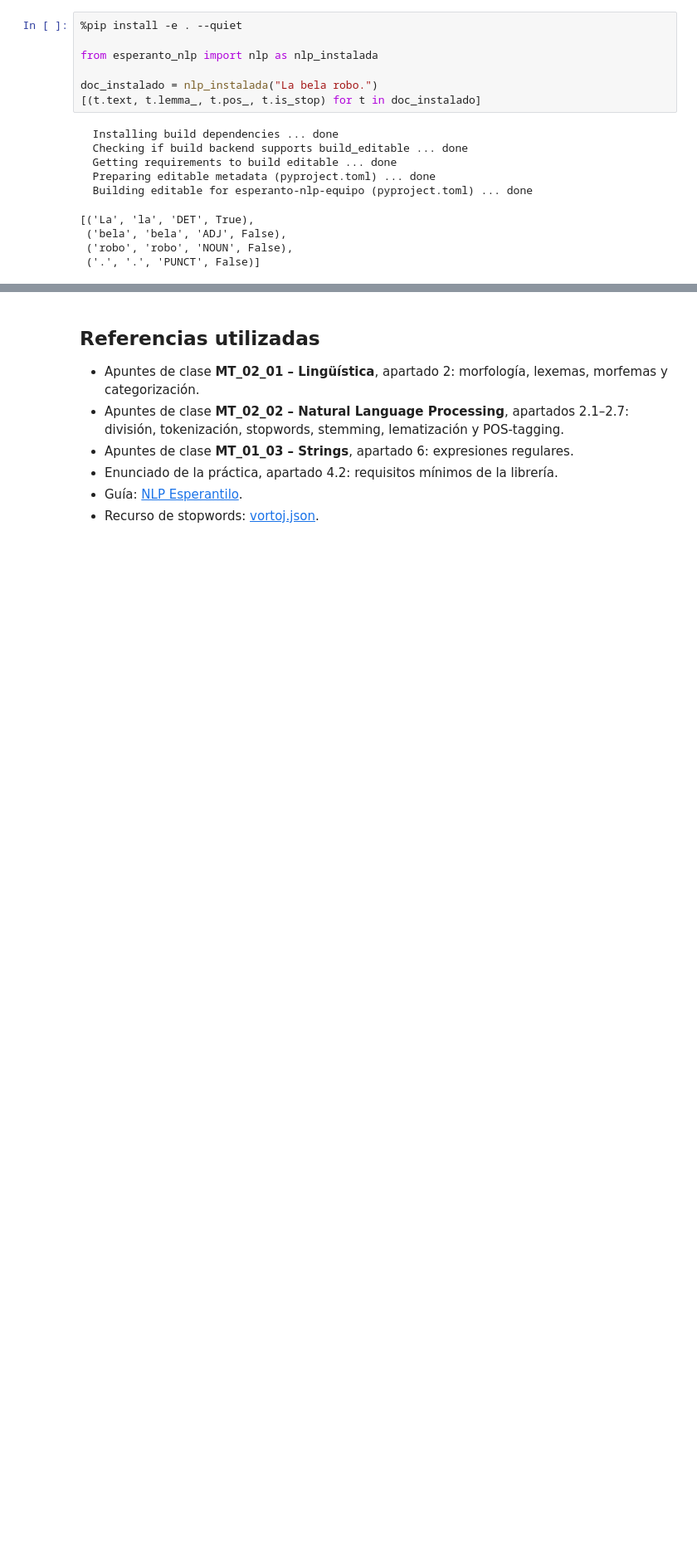
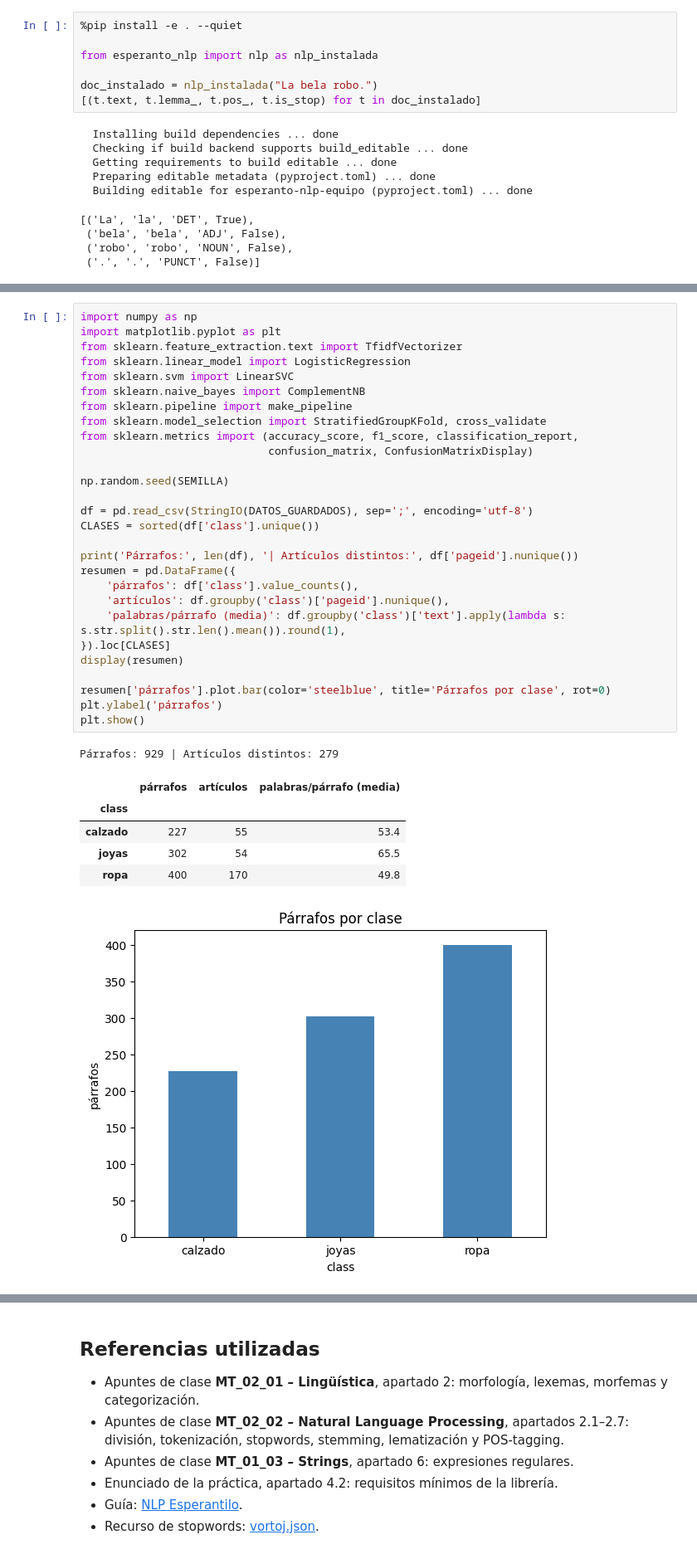
Before and after one commit to sofiahuch/clasificacion-textos-esperanto, a Jupyter notebook: clasificacion_esperanto.ipynb, the cells around one changed output, grey strips where cells are left out. Shown at 83% size. Drawn from its saved outputs; the diff is of its cells as text; blank space fills up the shorter version.

```diff
--- a/clasificacion_esperanto.ipynb
+++ b/clasificacion_esperanto.ipynb
@@ -1773,0 +1784,36 @@ doc_instalado = nlp_instalada("La bela robo.")
+# %%
+import numpy as np
+import matplotlib.pyplot as plt
+from sklearn.feature_extraction.text import TfidfVectorizer
+from sklearn.linear_model import LogisticRegression
+from sklearn.svm import LinearSVC
+from sklearn.naive_bayes import ComplementNB
+from sklearn.pipeline import make_pipeline
+from sklearn.model_selection import StratifiedGroupKFold, cross_validate
+from sklearn.metrics import (accuracy_score, f1_score, classification_report,
+                             confusion_matrix, ConfusionMatrixDisplay)
+
+np.random.seed(SEMILLA)
+
+df = pd.read_csv(StringIO(DATOS_GUARDADOS), sep=';', encoding='utf-8')
+CLASES = sorted(df['class'].unique())
+
+print('Párrafos:', len(df), '| Artículos distintos:', df['pageid'].nunique())
+resumen = pd.DataFrame({
+    'párrafos': df['class'].value_counts(),
+    'artículos': df.groupby('class')['pageid'].nunique(),
+    'palabras/párrafo (media)': df.groupby('class')['text'].apply(lambda s: s.str.split().str.len().mean()).round(1),
+}).loc[CLASES]
+display(resumen)
+
+resumen['párrafos'].plot.bar(color='steelblue', title='Párrafos por clase', rot=0)
+plt.ylabel('párrafos')
+plt.show()
+# %% [output]
+Párrafos: 929 | Artículos distintos: 279
+|  | párrafos | artículos | palabras/párrafo (media) |
+| class |  |  |  |
+| calzado | 227 | 55 | 53.4 |
+| joyas | 302 | 54 | 65.5 |
+| ropa | 400 | 170 | 49.8 |
+[figure, added]
```
Also changed, not shown: parts of 21 cells of this notebook.
